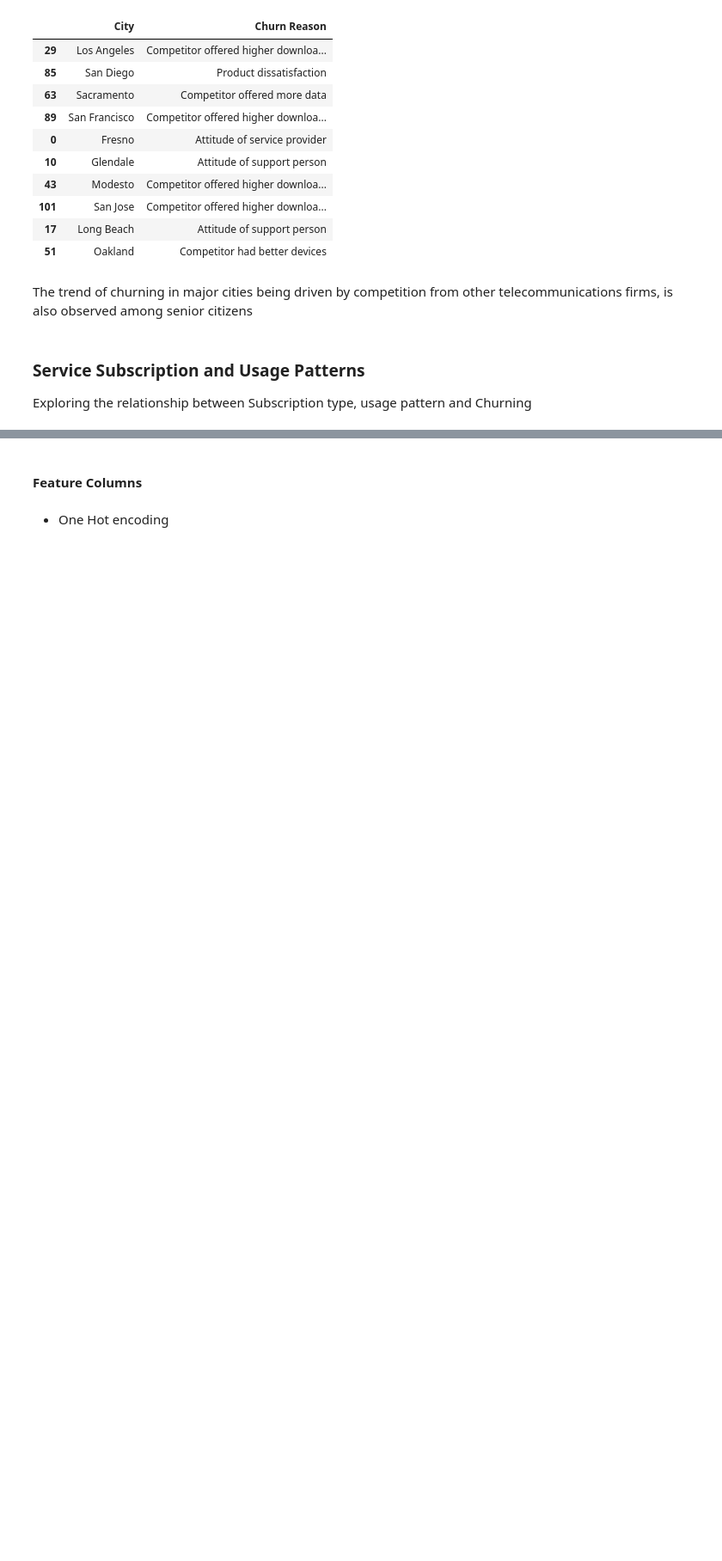
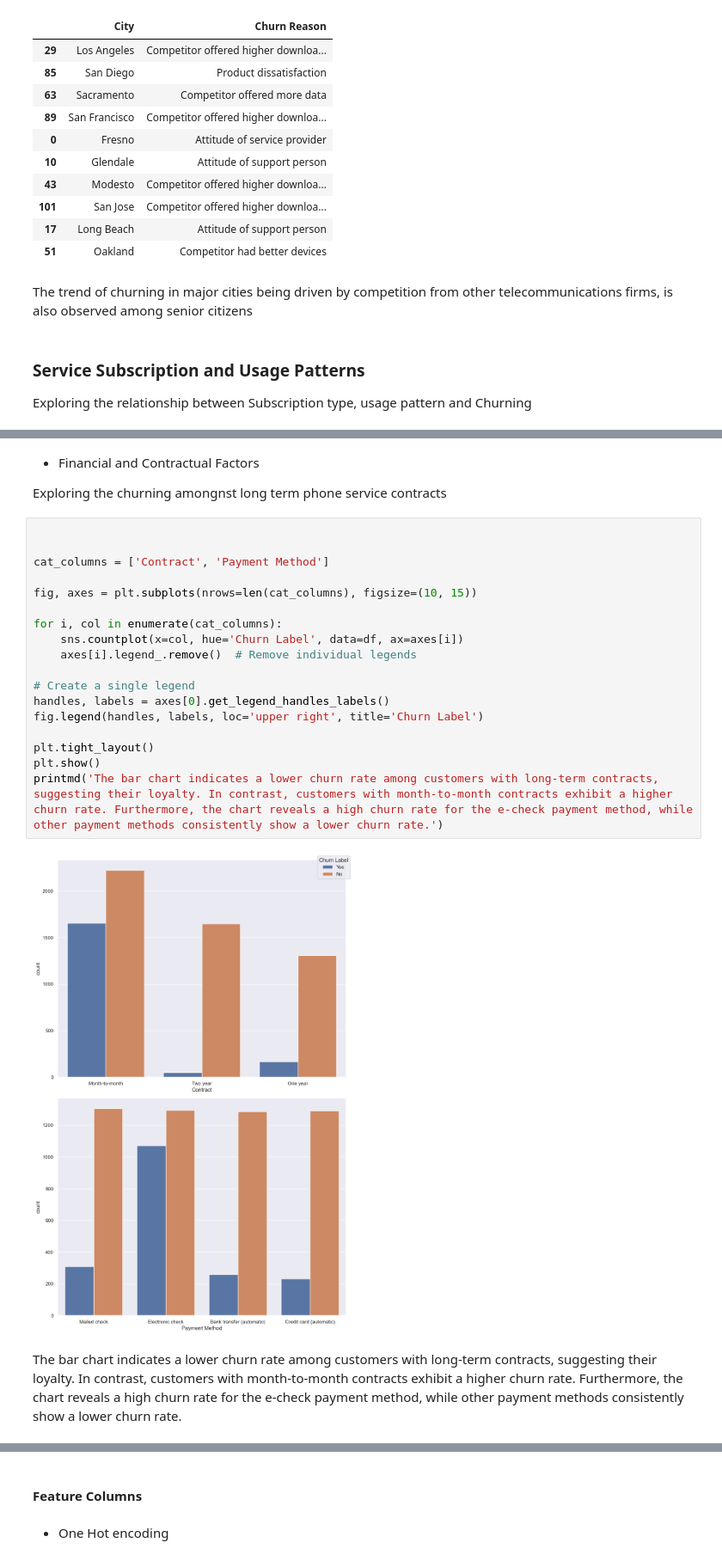
Before and after one commit to SaliuA/Customer_churn_prediction, a Jupyter notebook: notebook .ipynb, the cells around one changed output, grey strips where cells are left out. Shown at 86% size. Saved outputs shown, nothing was run; the diff lists cells and outputs as text; blank space fills up the shorter version.

```diff
--- a/notebook .ipynb
+++ b/notebook .ipynb
@@ -482 +499,26 @@ printmd(f"**The bar chart indicates that gender has no correlation with churn va
+# %% [markdown]
+- Financial and Contractual Factors
+
+Exploring the churning amongnst long term phone service contracts
+# %%
+
+
+cat_columns = ['Contract', 'Payment Method']
+
+fig, axes = plt.subplots(nrows=len(cat_columns), figsize=(10, 15))
+
+for i, col in enumerate(cat_columns):
+    sns.countplot(x=col, hue='Churn Label', data=df, ax=axes[i])
+    axes[i].legend_.remove()  # Remove individual legends
+
+# Create a single legend
+handles, labels = axes[0].get_legend_handles_labels()
+fig.legend(handles, labels, loc='upper right', title='Churn Label')
+
+plt.tight_layout()
+plt.show()
+printmd('The bar chart indicates a lower churn rate among customers with long-term contracts, suggesting their loyalty. In contrast, customers with month-to-month contracts exhibit a higher churn rate. Furthermore, the chart reveals a high churn rate for the e-check payment method, while other payment methods consistently show a lower churn rate.')
+# %% [output]
+[figure, added]
+The bar chart indicates a lower churn rate among customers with long-term contracts, suggesting their loyalty. In contrast, customers with month-to-month contracts exhibit a higher churn rate. Furthermore, the chart reveals a high churn rate for the e-check payment method, while other payment methods consistently show a lower churn rate.
 # %% [markdown]
```
Also changed, not shown: parts of 44 cells of this notebook, 1 other file.
